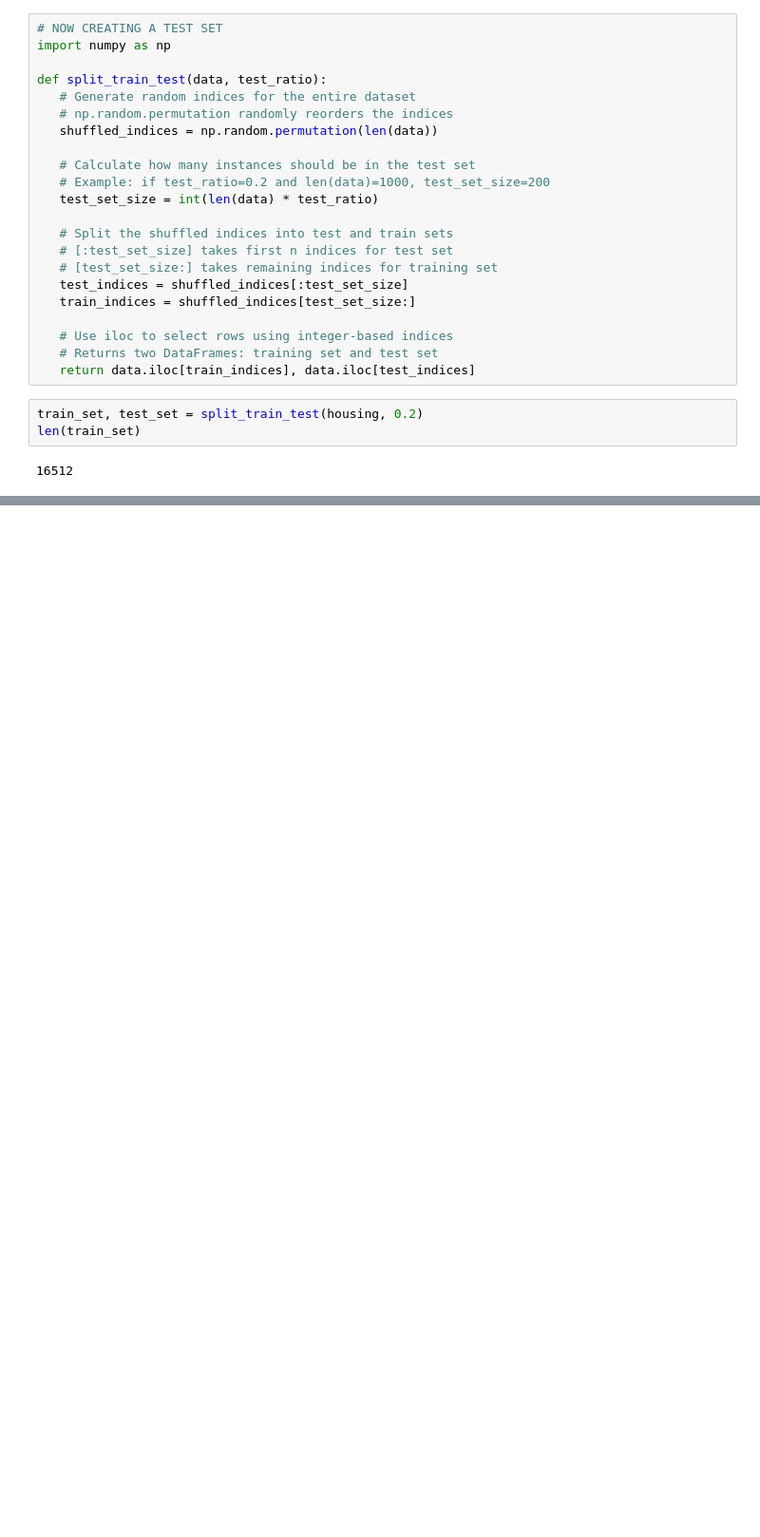
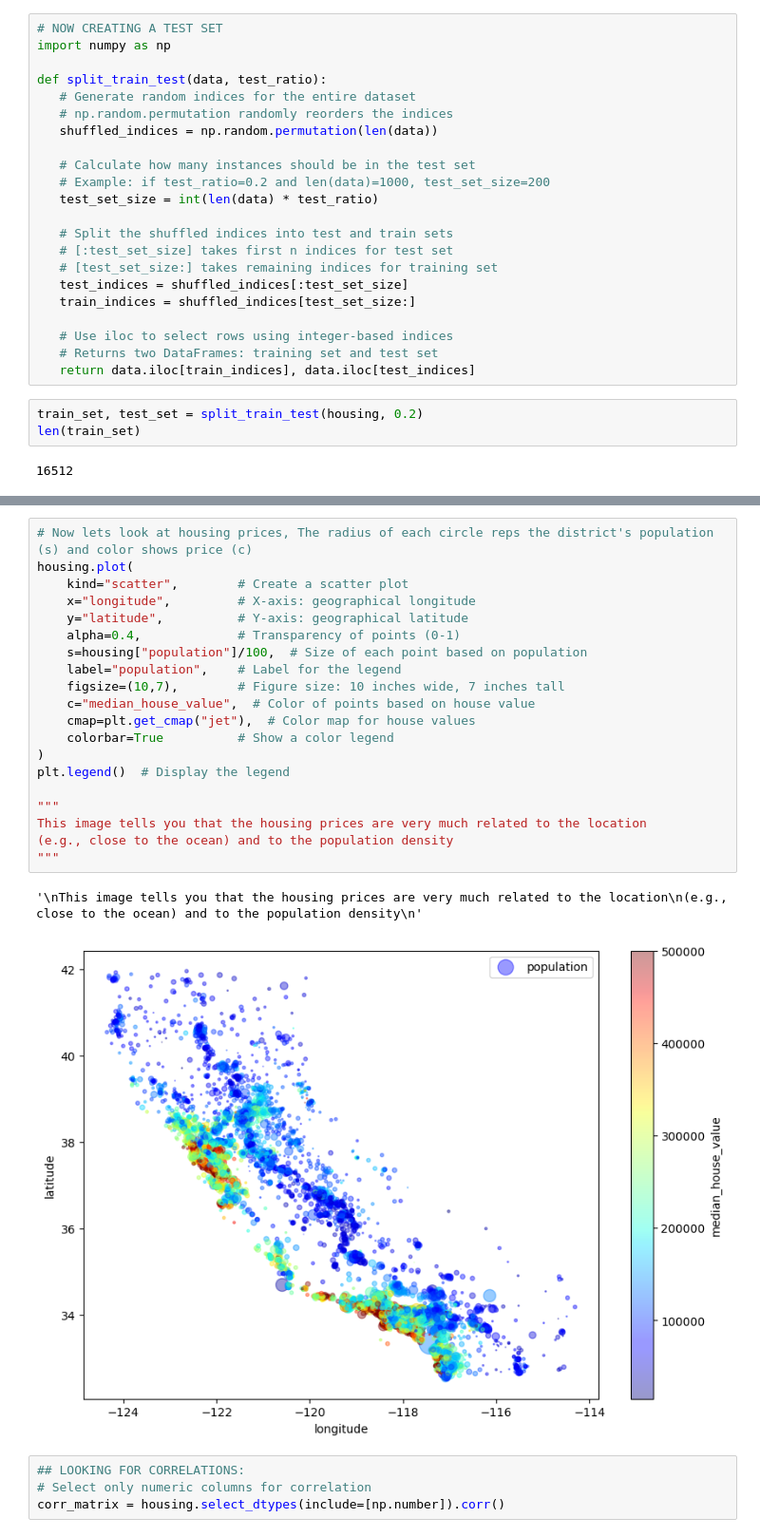
Before and after one commit to erickmoon/machine-learning-pandas-basics, a Jupyter notebook: housing_price_analysis_carlifonia.ipynb, the cells around one changed output, grey strips where cells are left out. Shown at 95% size. Drawn from its saved outputs; the diff is of its cells as text; blank space fills up the shorter version.

```diff
--- a/housing_price_analysis_carlifonia.ipynb
+++ b/housing_price_analysis_carlifonia.ipynb
@@ -117,0 +268,27 @@ def split_train_test_by_id(data, test_ratio, id_column):
+# %%
+# Now lets look at housing prices, The radius of each circle reps the district's population (s) and color shows price (c)
+housing.plot(
+    kind="scatter",        # Create a scatter plot
+    x="longitude",         # X-axis: geographical longitude
+    y="latitude",          # Y-axis: geographical latitude
+    alpha=0.4,             # Transparency of points (0-1)
+    s=housing["population"]/100,  # Size of each point based on population
+    label="population",    # Label for the legend
+    figsize=(10,7),        # Figure size: 10 inches wide, 7 inches tall
+    c="median_house_value",  # Color of points based on house value
+    cmap=plt.get_cmap("jet"),  # Color map for house values
+    colorbar=True          # Show a color legend
+)
+plt.legend()  # Display the legend
+
+"""
+This image tells you that the housing prices are very much related to the location
+(e.g., close to the ocean) and to the population density
+"""
+# %% [output]
+'\nThis image tells you that the housing prices are very much related to the location\n(e.g., close to the ocean) and to the population density\n'
+[figure, added]
+# %%
+## LOOKING FOR CORRELATIONS:
+# Select only numeric columns for correlation
+corr_matrix = housing.select_dtypes(include=[np.number]).corr()
```
Also changed, not shown: parts of 19 cells of this notebook, 2 other files.
